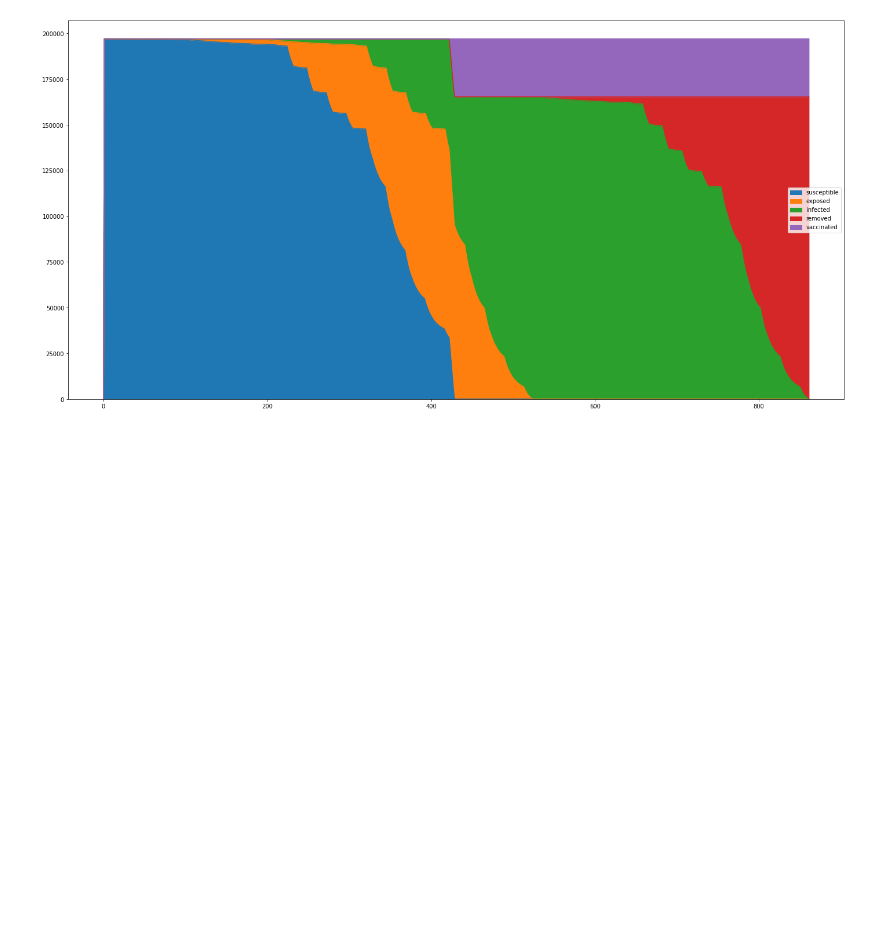
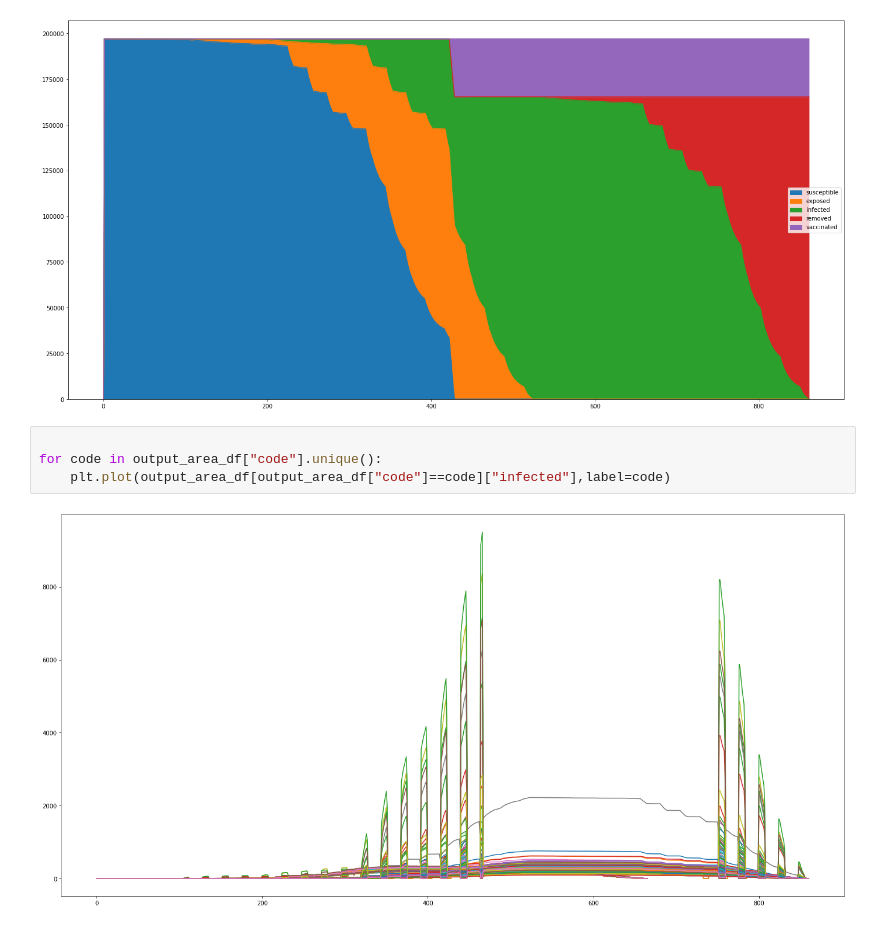
Before and after one commit to NoSuchThingAsRandom/EpidemicSimulator, a Jupyter notebook: visualisation/python_stuff/Vis.ipynb, the cells around one changed output. Saved outputs shown, nothing was run; the diff lists cells and outputs as text; blank space fills up the shorter version.

```diff
--- a/visualisation/python_stuff/Vis.ipynb
+++ b/visualisation/python_stuff/Vis.ipynb
@@ -105,3 +105,9 @@ all_df.plot.area()
 # %% [output]
 <AxesSubplot:>
 [figure]
+# %%
+
+for code in output_area_df["code"].unique():
+    plt.plot(output_area_df[output_area_df["code"]==code]["infected"],label=code)
+# %% [output]
+[figure, added]
```
Also changed, not shown: parts of 8 cells of this notebook, 1 other file.
